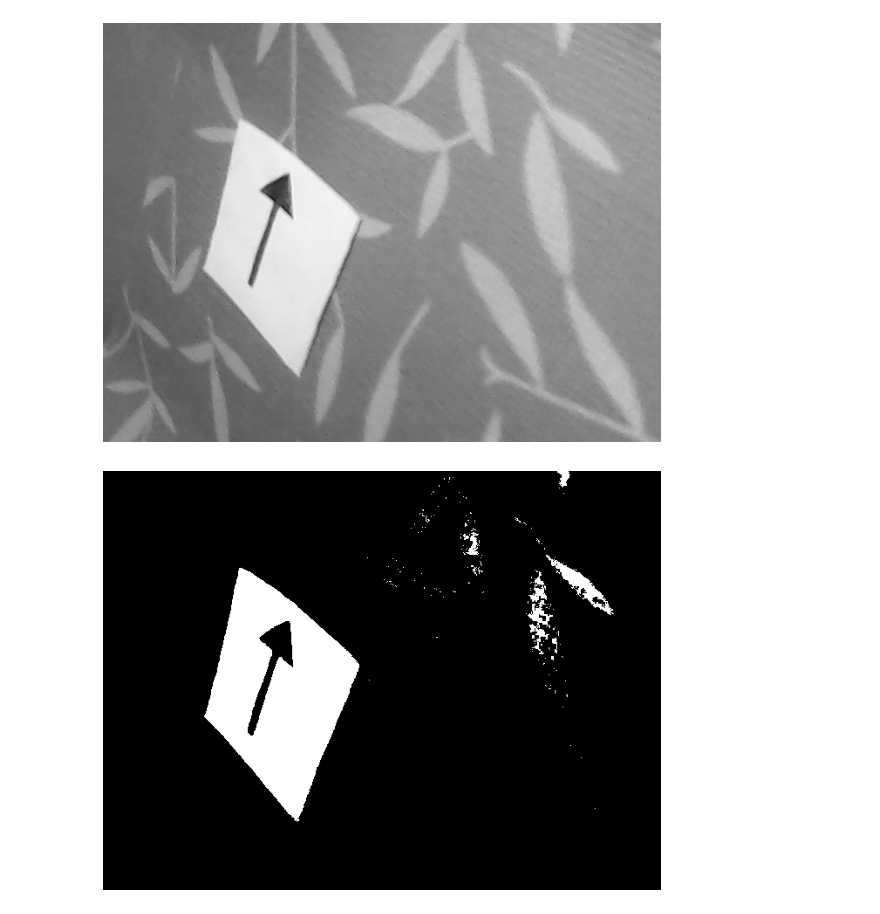
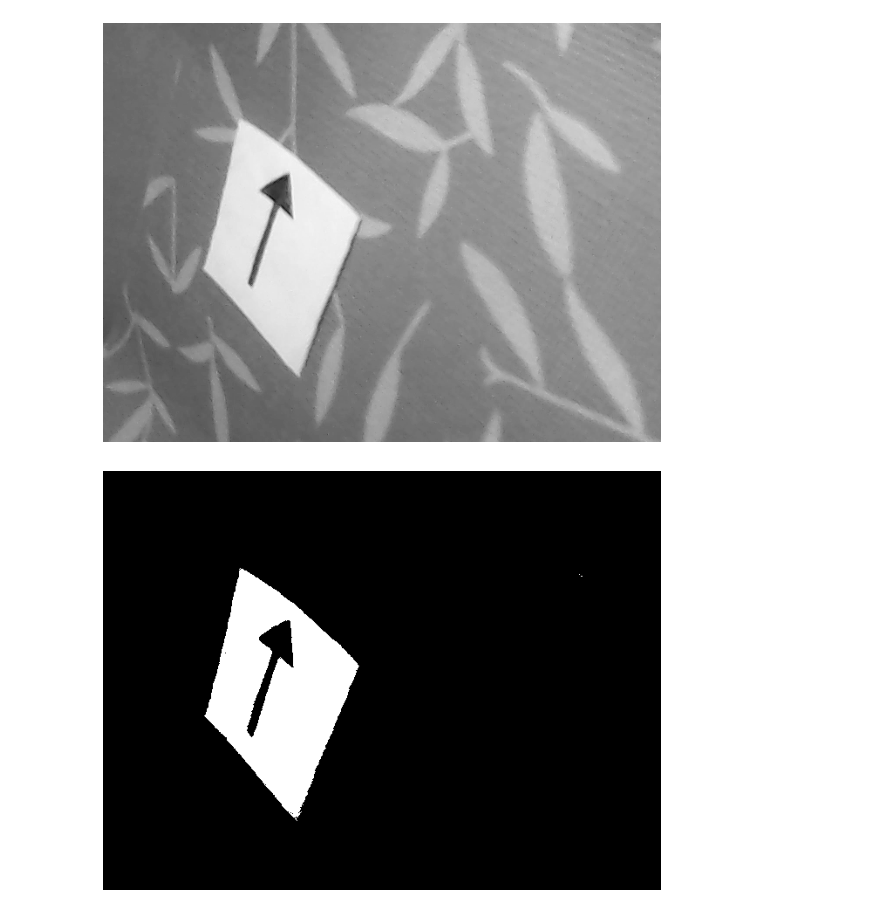
Before and after one commit to PtrShi/cvr_course, a Jupyter notebook: notebooks/cv_hw3.ipynb, the cells around one changed output. Saved outputs shown, nothing was run; the diff lists cells and outputs as text; code cells hidden in the pictures.

```diff
--- a/notebooks/cv_hw3.ipynb
+++ b/notebooks/cv_hw3.ipynb
@@ -44,8 +44,8 @@ if img_orig is None:
 plt.imshow (img_orig)
 plt.axis ('off')
 plt.show ()
-img_work = cv2.cvtColor (img_orig, cv2.COLOR_BGR2GRAY)
-plt.imshow (img_work, cmap = 'gray')
+img_bw = cv2.cvtColor (img_orig, cv2.COLOR_BGR2GRAY)
+plt.imshow (img_bw, cmap = 'gray')
 plt.axis ('off')
 plt.show ()
 # %% [output]
@@ -53,19 +53,19 @@ plt.show ()
 [figure]
 # %%
 # Mask
-low_th  = (200) #, 200, 200)
+low_th  = (210) #, 200, 200)  # Надо менять в зависимости от картинки
 high_th = (255) #, 255, 255)
 
-mask = cv2.inRange (img_work, low_th, high_th)
+mask = cv2.inRange (img_bw, low_th, high_th)
 # ker_sz = 3
 # kernel = np.ones ((ker_sz, ker_sz), np.uint8)
 # mask = cv2.dilate (mask, kernel, iterations = 1)
 
 plt.imshow (mask, cmap = 'gray')
 plt.axis ('off')
 plt.show ()
 # %% [output]
-[figure, old version]
+[figure, new version]
 # %%
 # ищем контуры
 contours, _ = cv2.findContours (mask, cv2.RETR_EXTERNAL, cv2.CHAIN_APPROX_SIMPLE)
```
Also changed, not shown: parts of 3 cells of this notebook.
